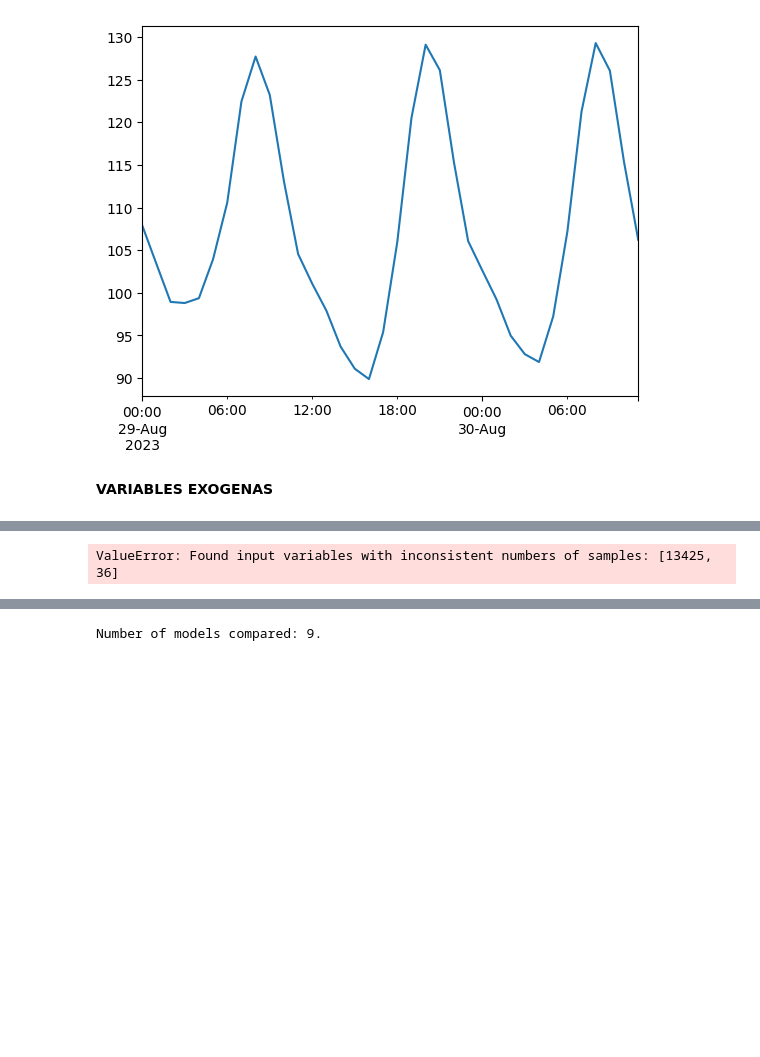
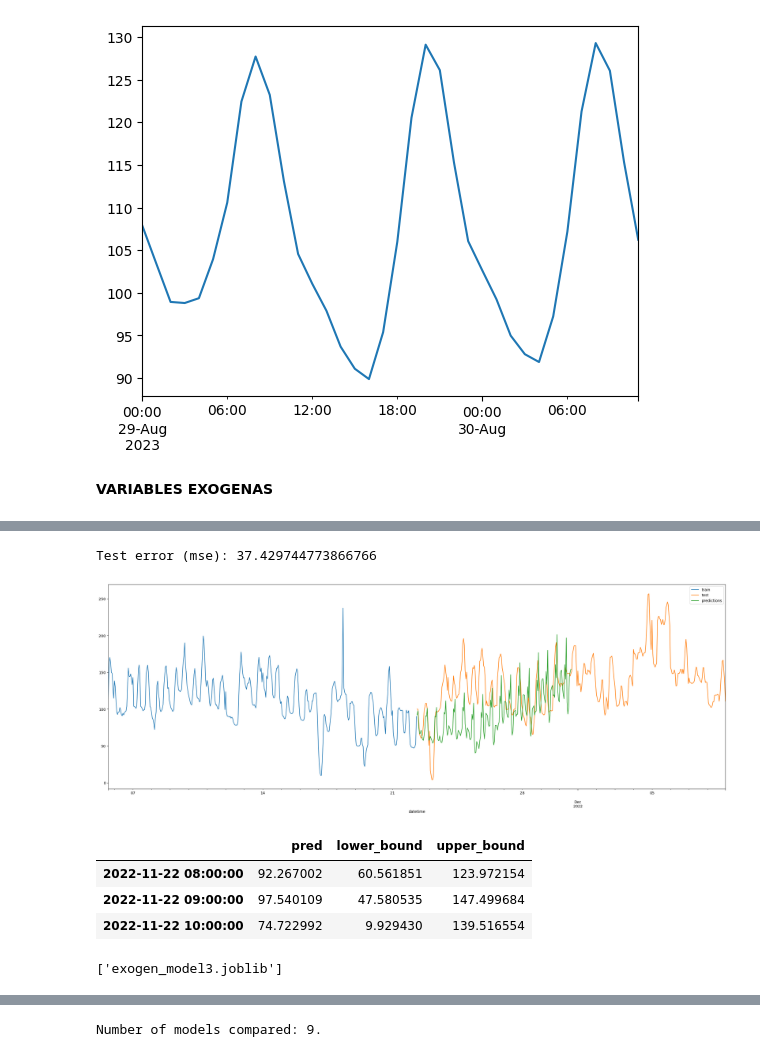
Before and after one commit to LauraGSanchz/PROYECTO_ML, a Jupyter notebook: ml_project/src/notebooks/serie_temporal.ipynb, the cells around one changed output, grey strips where cells are left out. Saved outputs shown, nothing was run; the diff lists cells and outputs as text; code cells hidden in the pictures; blank space fills up the shorter version.

```diff
--- a/ml_project/src/notebooks/serie_temporal.ipynb
+++ b/ml_project/src/notebooks/serie_temporal.ipynb
@@ -696,10 +716,37 @@ Freq: H, Name: pred, dtype: float64
 # %%
 # ======================================================================================
 error_mse = mean_absolute_error(
-                y_true = x_test['Precios'],
+                y_true = x_test['Precios'].head(200),
                 y_pred = predictions
             )
 
 print(f"Test error (mse): {error_mse}")
+
+# exogen3
 # %% [output]
-ValueError: Found input variables with inconsistent numbers of samples: [13425, 36]
+Test error (mse): 37.429744773866766
+# %%
+fig, ax = plt.subplots(figsize=(30, 10
+                                ))
+x_train['Precios'].tail(400).plot(ax=ax, label='train')
+x_test['Precios'].head(400).plot(ax=ax, label='test')
+predictions.plot(ax=ax, label='predictions')
+ax.legend();
+# exogen3
+# %% [output]
+[figure, added]
+# %%
+# Predict intervals
+# # ======================================================================================
+predictions_interval = forecaster.predict_interval(steps=36,exog  = x_test[['GHI', 'Festivo', 'Gas', 'PotenciaViento']], interval=[5, 95])
+predictions_interval.head(3)
+# exogen3
+# %% [output]
+|  | pred | lower_bound | upper_bound |
+| 2022-11-22 08:00:00 | 92.267002 | 60.561851 | 123.972154 |
+| 2022-11-22 09:00:00 | 97.540109 | 47.580535 | 147.499684 |
+| 2022-11-22 10:00:00 | 74.722992 | 9.929430 | 139.516554 |
+# %%
+dump(forecaster, 'exogen_model3.joblib')
+# %% [output]
+['exogen_model3.joblib']
```
Also changed, not shown: parts of 32 cells of this notebook, 11 other files.
